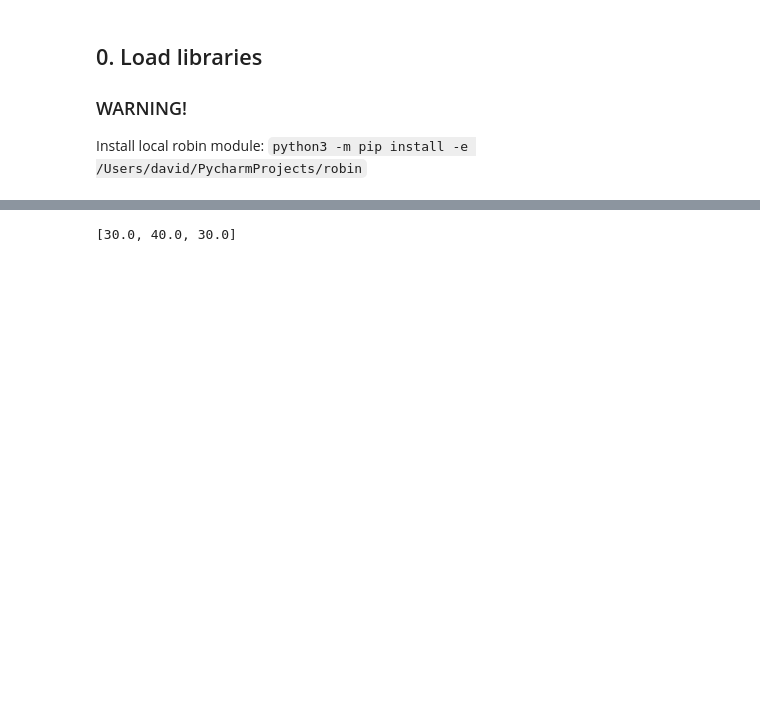
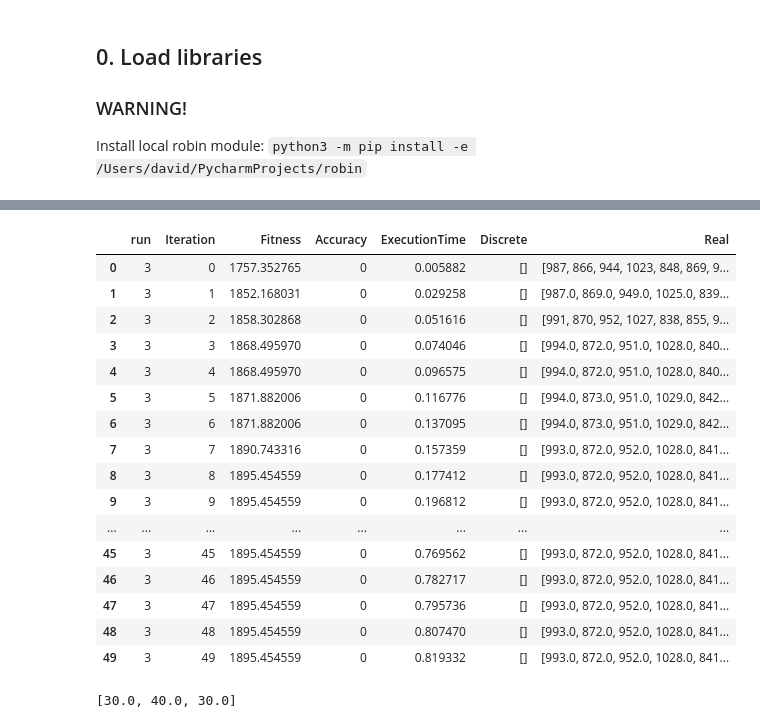
Before and after one commit to DavidMunozValero/GSA_M, a Jupyter notebook: notebooks/12.0-robin_generator_revenue.ipynb, the cells around one changed output, grey strips where cells are left out. Drawn from its saved outputs; the diff is of its cells as text; code cells hidden in the pictures; blank space fills up the shorter version.

```diff
--- a/notebooks/12.0-robin_generator_revenue.ipynb
+++ b/notebooks/12.0-robin_generator_revenue.ipynb
@@ -137,3 +176,23 @@ Iteration 2
+# %%
+training_history
+# %% [output]
+|  | run | Iteration | Fitness | Accuracy | ExecutionTime | Discrete | Real |
+| 0 | 3 | 0 | 1757.352765 | 0 | 0.005882 | [] | [987, 866, 944, 1023, 848, 869, 9... |
+| 1 | 3 | 1 | 1852.168031 | 0 | 0.029258 | [] | [987.0, 869.0, 949.0, 1025.0, 839... |
+| 2 | 3 | 2 | 1858.302868 | 0 | 0.051616 | [] | [991, 870, 952, 1027, 838, 855, 9... |
+| 3 | 3 | 3 | 1868.495970 | 0 | 0.074046 | [] | [994.0, 872.0, 951.0, 1028.0, 840... |
+| 4 | 3 | 4 | 1868.495970 | 0 | 0.096575 | [] | [994.0, 872.0, 951.0, 1028.0, 840... |
+| 5 | 3 | 5 | 1871.882006 | 0 | 0.116776 | [] | [994.0, 873.0, 951.0, 1029.0, 842... |
+| 6 | 3 | 6 | 1871.882006 | 0 | 0.137095 | [] | [994.0, 873.0, 951.0, 1029.0, 842... |
+| 7 | 3 | 7 | 1890.743316 | 0 | 0.157359 | [] | [993.0, 872.0, 952.0, 1028.0, 841... |
+| 8 | 3 | 8 | 1895.454559 | 0 | 0.177412 | [] | [993.0, 872.0, 952.0, 1028.0, 841... |
+| 9 | 3 | 9 | 1895.454559 | 0 | 0.196812 | [] | [993.0, 872.0, 952.0, 1028.0, 841... |
+| ... | ... | ... | ... | ... | ... | ... | ... |
+| 45 | 3 | 45 | 1895.454559 | 0 | 0.769562 | [] | [993.0, 872.0, 952.0, 1028.0, 841... |
+| 46 | 3 | 46 | 1895.454559 | 0 | 0.782717 | [] | [993.0, 872.0, 952.0, 1028.0, 841... |
+| 47 | 3 | 47 | 1895.454559 | 0 | 0.795736 | [] | [993.0, 872.0, 952.0, 1028.0, 841... |
+| 48 | 3 | 48 | 1895.454559 | 0 | 0.807470 | [] | [993.0, 872.0, 952.0, 1028.0, 841... |
+| 49 | 3 | 49 | 1895.454559 | 0 | 0.819332 | [] | [993.0, 872.0, 952.0, 1028.0, 841... |
 # %%
 from robin.demand.entities import Demand
 
```
Also changed, not shown: parts of 4 cells of this notebook.
